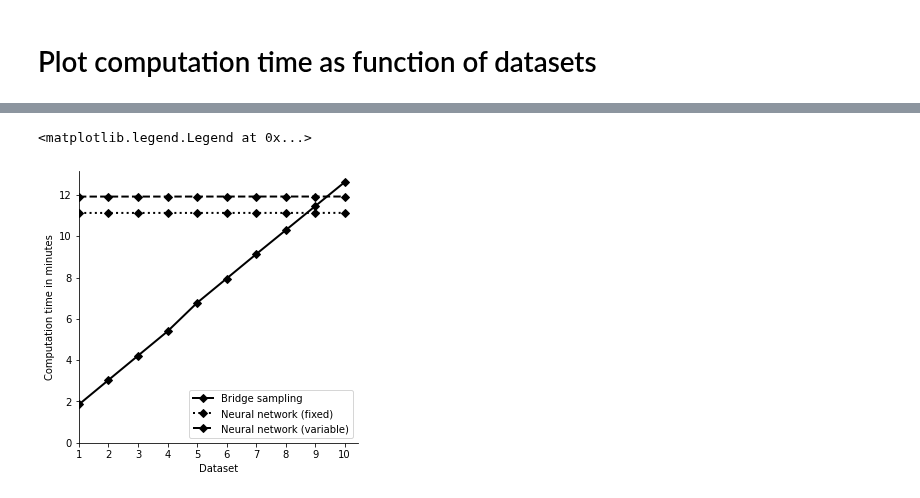
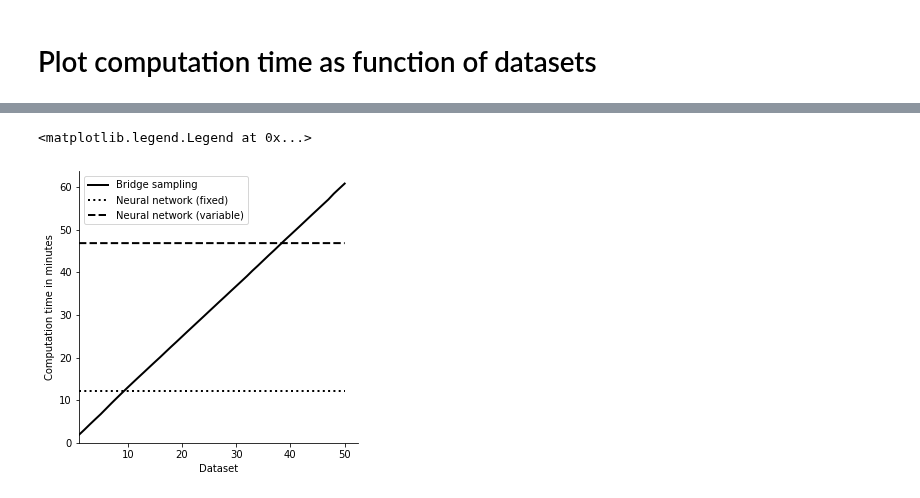
Before and after one commit to elseml/DeepHierarchicalModelComparison, a Jupyter notebook: notebooks/02_bridge_sampling_comparison/bridge_sampling_comparison.ipynb, the cells around one changed output, grey strips where cells are left out. Drawn from its saved outputs; the diff is of its cells as text; code cells hidden in the pictures.

Commit message:
conduct bs comparison with 50/50 data sets

```diff
--- a/notebooks/02_bridge_sampling_comparison/bridge_sampling_comparison.ipynb
+++ b/notebooks/02_bridge_sampling_comparison/bridge_sampling_comparison.ipynb
@@ -17,10 +17,10 @@ from sklearn.metrics import roc_auc_score
 # %% [markdown]
 # Load data
 # %%
-comparison_folder = os.path.join(os.path.dirname(os.path.dirname(os.getcwd())),'data', 'BF_approximation_comparison')
-bridge_file = '2021_11_16___20_08_BF_approx_comp'
-NN_fixed_file = '2022_03_18___17_06_BF_NN_comp'
-NN_variable_file = '2022_01_17___17_10_BF_NN_variable_comp'
+comparison_folder = os.path.join(os.path.dirname(os.path.dirname(os.getcwd())),'data', '02_bridge_sampling_comparison')
+bridge_file = '2022_05_03_BF_BS'
+NN_fixed_file = '2022_04_27_BF_NN_fixed'
+NN_variable_file = '2022_04_29_BF_NN_variable'
 
 bridge = pd.read_csv(os.path.join(comparison_folder, bridge_file), sep = " ").reset_index(drop=True)
 NN_fixed = pd.read_csv(os.path.join(comparison_folder, NN_fixed_file))
@@ -98,11 +100,6 @@ NN variable proportion = 0.44
 log_bridge_bfs = log_with_inf_noise_addition(bridge)
 log_NN_fixed_bfs = log_with_inf_noise_addition(NN_fixed)
 log_NN_variable_bfs = log_with_inf_noise_addition(NN_variable)
-# %%
-# Plotting settings
-
-colors = {0:'darkgrey', 1:'black'}
-figsize = (5, 5)
 # %% [markdown]
 ## BS vs fixed NN
 # %%
@@ -194,21 +207,21 @@ ax.legend(loc='upper left')
 # %%
 # Compute & plot for first d datasets
-d=10
+d=50
 bridge_time_short, NN_fixed_time_short, NN_variable_time_short = computation_times(bridge.iloc[:d,:], NN_fixed.iloc[:d,:], NN_variable.iloc[:d,:])
 
 f, ax = plt.subplots(1, 1, figsize=figsize)
-ax.plot(bridge_time_short, label='Bridge sampling', lw=2, marker='D', color='black')
-ax.plot(NN_fixed_time_short, label='Neural network (fixed)', lw=2, linestyle='dotted', marker='D', color='black')
-ax.plot(NN_variable_time_short, label='Neural network (variable)', lw=2, linestyle='dashed', marker='D', color='black')
+ax.plot(bridge_time_short, label='Bridge sampling', lw=2, color='black')
+ax.plot(NN_fixed_time_short, label='Neural network (fixed)', lw=2, linestyle='dotted', color='black')
+ax.plot(NN_variable_time_short, label='Neural network (variable)', lw=2, linestyle='dashed', color='black')
 ax.spines['right'].set_visible(False)
 ax.spines['top'].set_visible(False)
 ax.set_xlabel('Dataset')
 ax.set_ylabel('Computation time in minutes')
-ax.set_xticks(bridge_time_short.index) # display ticks for each dataset
+#ax.set_xticks(bridge_time_short.index) # display ticks for each dataset
 ax.set_xlim(xmin=1)
 ax.set_ylim(ymin=0)
-ax.legend(loc='lower right')
+ax.legend()
 #f.savefig('figures/BF_N_Toy.png', dpi=300, bbox_inches='tight')
 # %% [output]
 <matplotlib.legend.Legend at 0x...>
-[figure, old version]
+[figure, new version]
```
Also changed, not shown: parts of 16 cells of this notebook, 5 other files.
